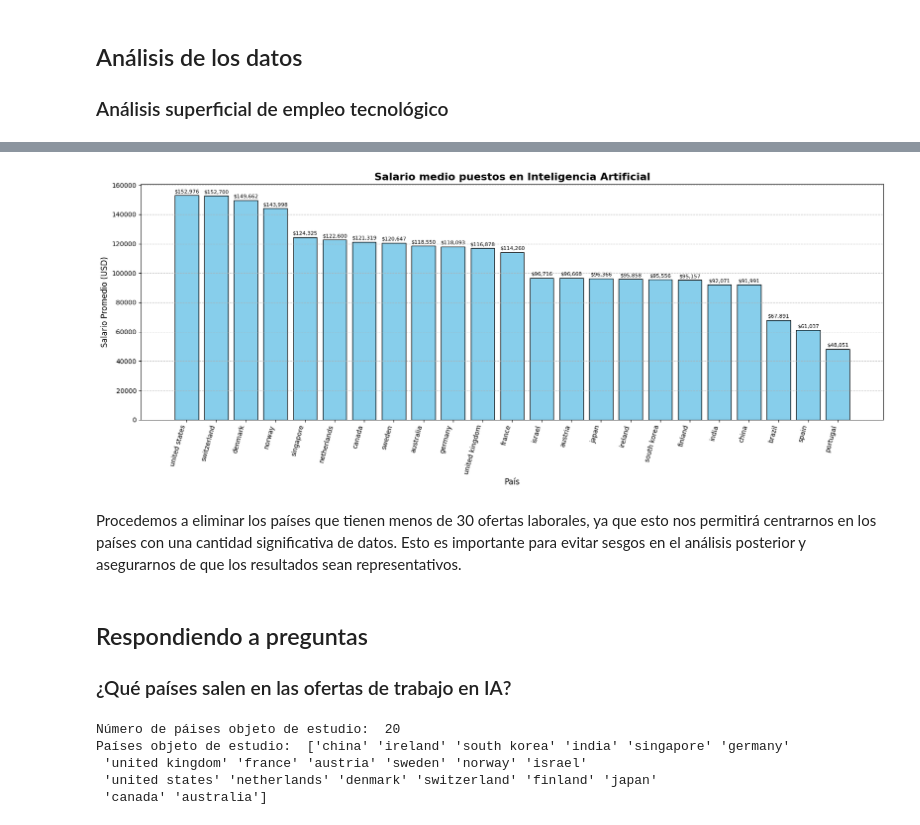
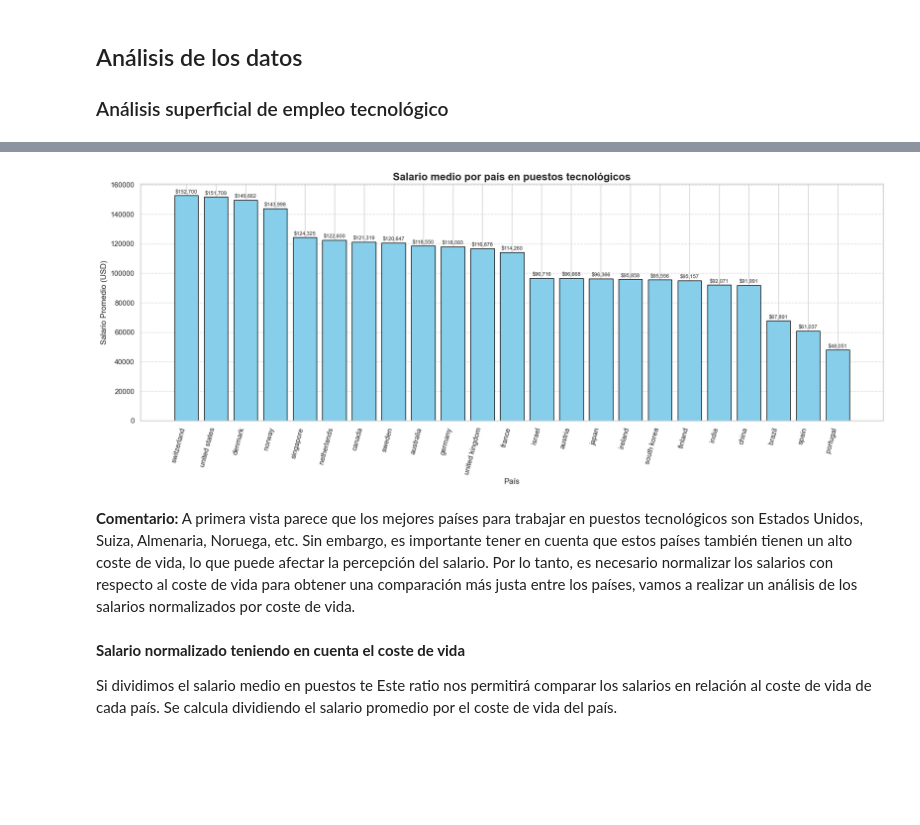
Before and after one commit to MichaeLaudrup/Python_for_AI_VIU, a Jupyter notebook: dataset_project/01_MIAR_ACT_Dataset_Michael_Laudrup_luis_glez.ipynb, the cells around one changed output, grey strips where cells are left out. Drawn from its saved outputs; the diff is of its cells as text; code cells hidden in the pictures; blank space fills up the shorter version.

```diff
--- a/dataset_project/01_MIAR_ACT_Dataset_Michael_Laudrup_luis_glez.ipynb
+++ b/dataset_project/01_MIAR_ACT_Dataset_Michael_Laudrup_luis_glez.ipynb
@@ -371,0 +453,3 @@ PREGUNTAS BÁSICAS
+# %%
+all_tech_jobs_df = all_tech_jobs_df[all_tech_jobs_df['Salary USD'] < 410000]
+generate_dispersion_plot(all_tech_jobs_df['Salary USD'])
@@ -403,46 +537,33 @@ display(salary_stats_by_country)
 # %%
 import matplotlib.pyplot as plt
 
-# Ordenamos por salario promedio
-data = salary_stats_by_country[['Avg_Salary']].sort_values(by='Avg_Salary', ascending=False)
+fig, ax = plt.subplots(figsize=(17, 7))
+bars = ax.bar(salary_stats_by_country.index, salary_stats_by_country['Avg_Salary'], color='skyblue', edgecolor='black')
 
-# Crear gráfico
-fig, ax = plt.subplots(figsize=(17, 7))
-bars = ax.bar(data.index, data['Avg_Salary'], color='skyblue', edgecolor='black')
 
-# Añadir etiquetas con símbolo de dólar
 for bar in bars:
     height = bar.get_height()
     ax.text(
         bar.get_x() + bar.get_width() / 2,
-        height + 1000,  # espacio arriba
-        f'${height:,.0f}',  # símbolo dólar + separador de miles
+        height + 1000,
+        f'${height:,.0f}',
         ha='center',
         va='bottom',
         fontsize=8
     )
 
-# Título y etiquetas
-ax.set_title('Salario medio puestos en Inteligencia Artificial', fontsize=16, fontweight='bold')
+ax.set_title('Salario medio por país en puestos tecnológicos', fontsize=16, fontweight='bold')
 ax.set_ylabel('Salario Promedio (USD)', fontsize=12)
 ax.set_xlabel('País', fontsize=12)
 plt.xticks(rotation=75, ha='right')
 plt.grid(axis='y', linestyle='--', alpha=0.7)
 plt.tight_layout()
 plt.show()
 # %% [output]
-[figure, old version]
+[figure, new version]
-# %% [markdown]
-Procedemos a eliminar los países que tienen menos de 30 ofertas laborales, ya que esto nos permitirá centrarnos en los países con una cantidad significativa de datos. Esto es importante para evitar sesgos en el análisis posterior y asegurarnos de que los resultados sean representativos.
-# %% [markdown]
-## Respondiendo a preguntas
-### ¿Qué países salen en las ofertas de trabajo en IA?
-# %%
-print("Número de páises objeto de estudio: ", len(ai_job_df["Country"].unique()))  # Número de países únicos en el DataFrame de trabajos IA
-print("Países objeto de estudio: ", ai_job_df["Country"].unique())  # Lista de países únicos en el DataFrame de trabajos IA
-# %% [output]
-Número de páises objeto de estudio:  20
-Países objeto de estudio:  ['china' 'ireland' 'south korea' 'india' 'singapore' 'germany'
- 'united kingdom' 'france' 'austria' 'sweden' 'norway' 'israel'
- 'united states' 'netherlands' 'denmark' 'switzerland' 'finland' 'japan'
- 'canada' 'australia']
+# %% [markdown]
+**Comentario:** A primera vista parece que los mejores países para trabajar en puestos tecnológicos son Estados Unidos, Suiza, Almenaria, Noruega, etc. Sin embargo, es importante tener en cuenta que estos países también tienen un alto coste de vida, lo que puede afectar la percepción del salario. Por lo tanto, es necesario normalizar los salarios con respecto al coste de vida para obtener una comparación más justa entre los países, vamos a realizar un análisis de los salarios normalizados por coste de vida.
+# %% [markdown]
+<b> Salario normalizado teniendo en cuenta el coste de vida</b>
+
+Si dividimos el salario medio en puestos te Este ratio nos permitirá comparar los salarios en relación al coste de vida de cada país. Se calcula dividiendo el salario promedio por el coste de vida del país.
```
Also changed, not shown: parts of 30 cells of this notebook, 2 other files.
